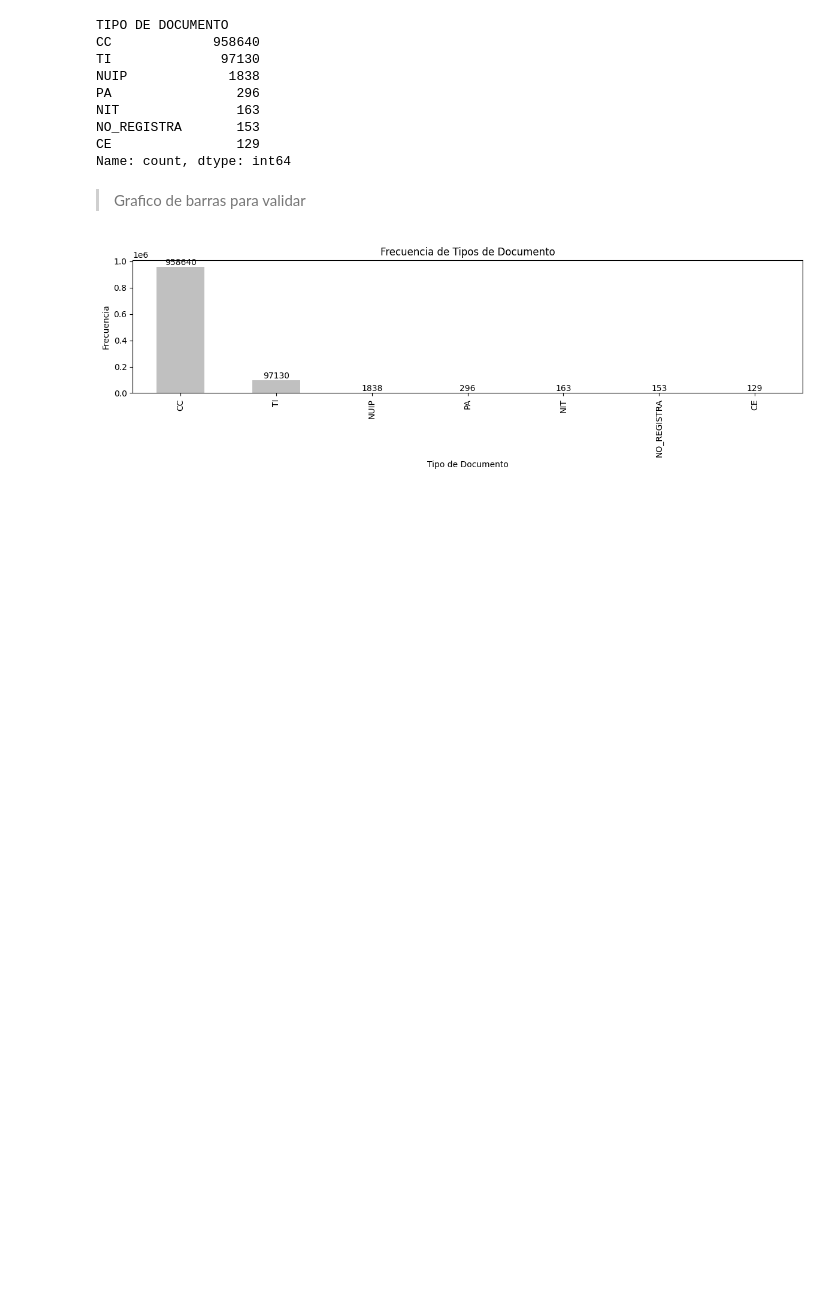
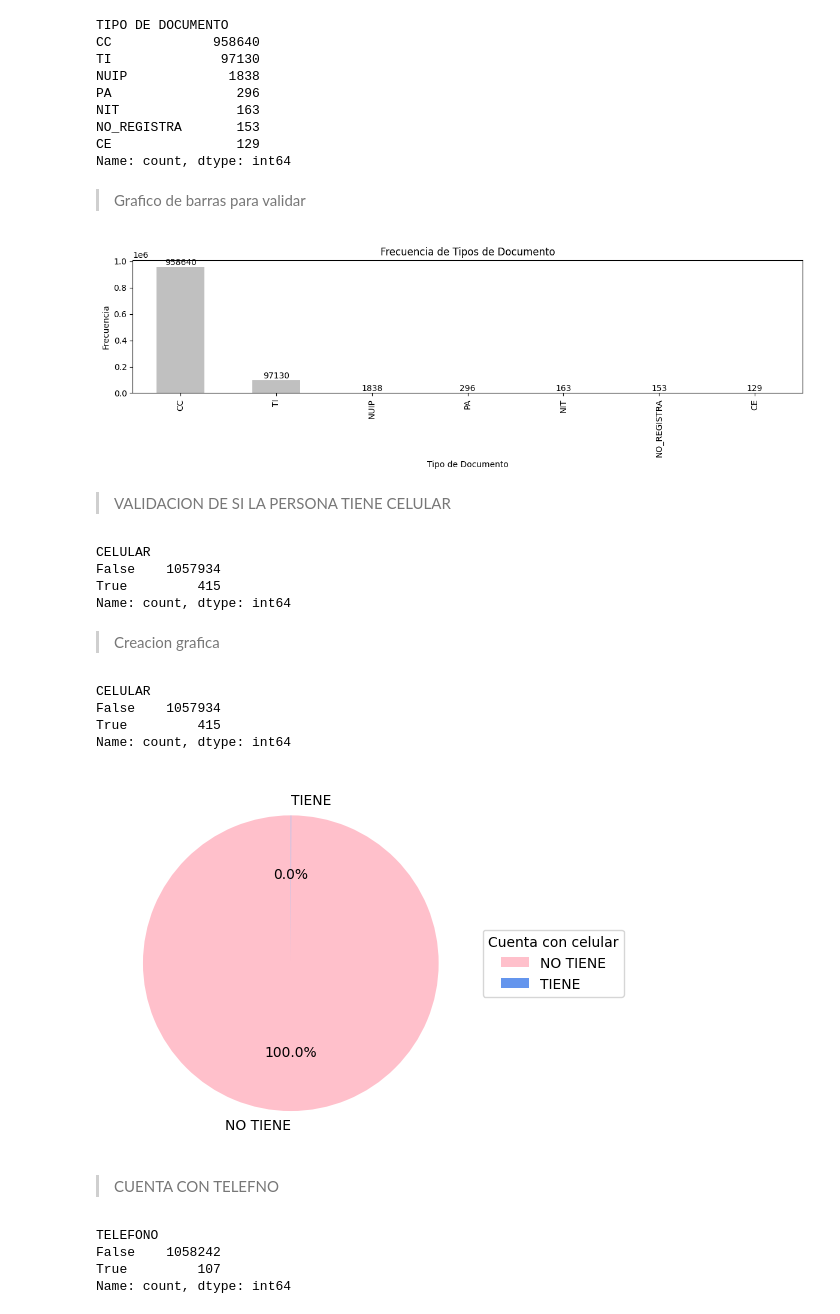
Before and after one commit to Dalivi83/analisisyvisualizaciondata, a Jupyter notebook: laboratorio2.ipynb, the cells around one changed output. Saved outputs shown, nothing was run; the diff lists cells and outputs as text; code cells hidden in the pictures; blank space fills up the shorter version.

```diff
--- a/laboratorio2.ipynb
+++ b/laboratorio2.ipynb
@@ -380,3 +380,50 @@ plt.tight_layout()
 plt.show()
 # %% [output]
 [figure]
+# %% [markdown]
+> VALIDACION DE SI LA PERSONA TIENE CELULAR
+# %%
+df_Ciudadania_digital['CELULAR'].value_counts()
+# %% [output]
+CELULAR
+False    1057934
+True         415
+Name: count, dtype: int64
+# %% [markdown]
+> Creacion grafica
+# %%
+# Cantidad de registros por el tipo de genero
+
+# generar conteo de registros por valor único en la columna ESTU_GENERO
+df_celular = df_Ciudadania_digital['CELULAR'].value_counts()
+
+# establecer etiquetas y colores
+etiquetas = ['NO TIENE', 'TIENE']
+colores = ['#FFC0CB','#6495ED']
+
+# crear gráfico de torta
+plt.pie(df_celular, labels=etiquetas, colors=colores, autopct='%1.1f%%', startangle=90)
+
+# agregar leyenda
+plt.legend(title='Cuenta con celular', loc='center left', bbox_to_anchor=(1.0, 0.5))
+
+# mostrar gráfico
+plt.show
+
+# imprimir resultados
+print(df_celular)
+# %% [output]
+CELULAR
+False    1057934
+True         415
+Name: count, dtype: int64
+[figure, added]
+# %% [markdown]
+> CUENTA CON TELEFNO
+# %%
+df_Ciudadania_digital['TELEFONO'].value_counts()
+# %% [output]
+TELEFONO
+False    1058242
+True         107
+Name: count, dtype: int64
```
Also changed, not shown: parts of 15 cells of this notebook.
